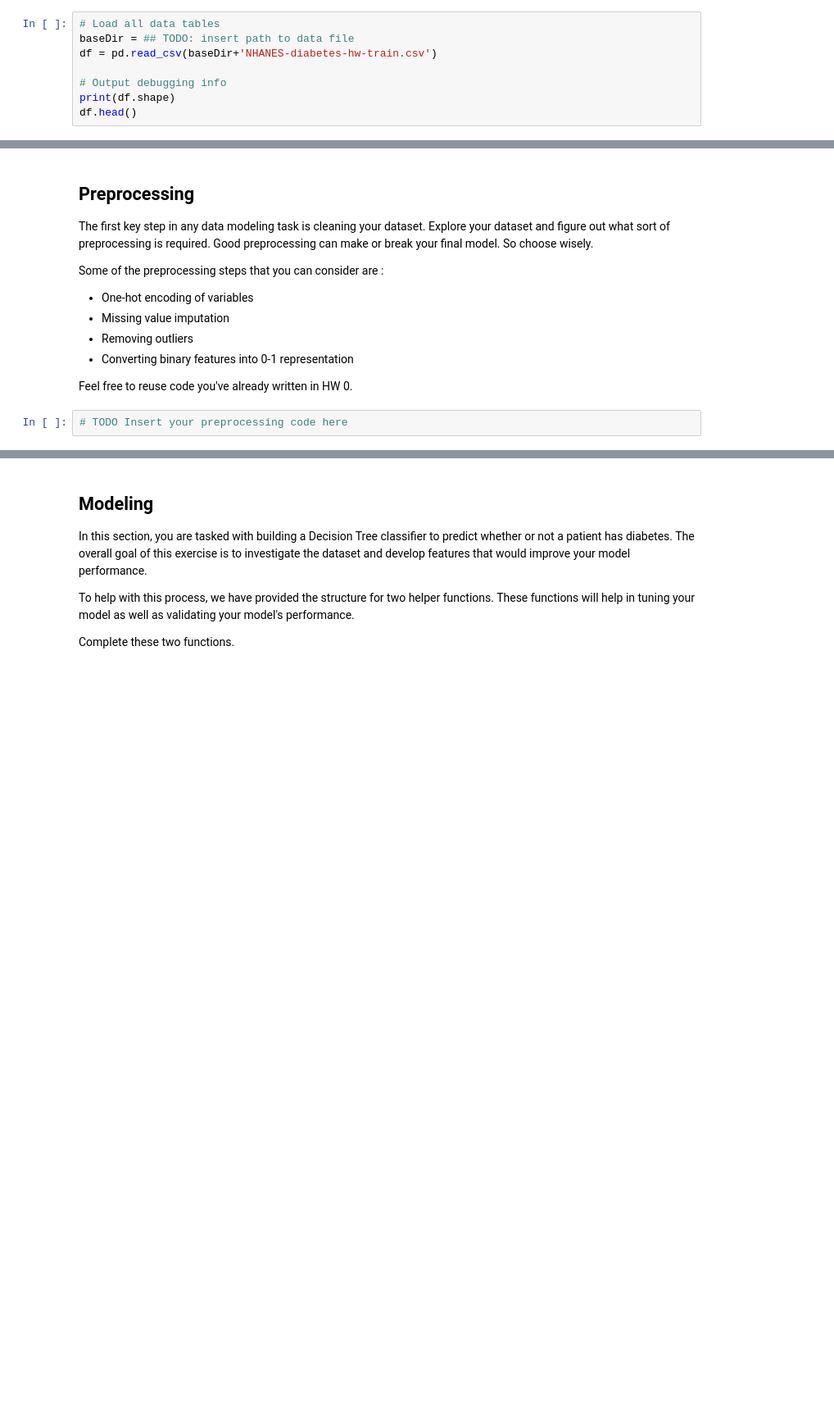
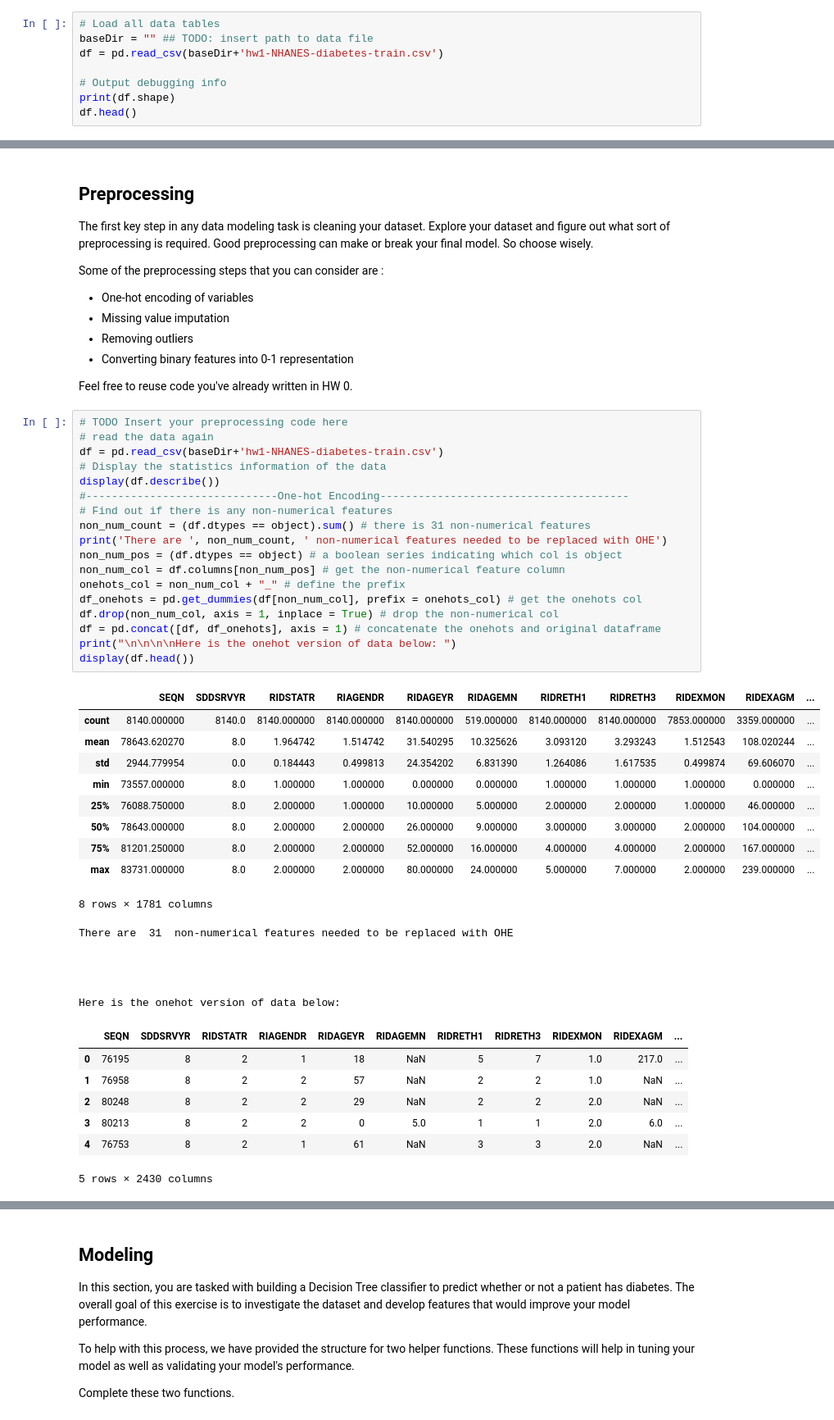
Before and after one commit to YongxinJackGuo/CIS519-Machine-Learning, a Jupyter notebook: HW1/cis519_hw1_solution.ipynb, the cells around one changed output, grey strips where cells are left out. Shown: that part at 82% size. Saved outputs shown, nothing was run; the diff lists cells and outputs as text; blank space fills up the shorter version.

```diff
--- a/HW1/cis519_hw1_solution.ipynb
+++ b/HW1/cis519_hw1_solution.ipynb
@@ -13,8 +13,8 @@ import pandas as pd
 random.seed(42)  # don't change this line
 # %%
 # Load all data tables
-baseDir = ## TODO: insert path to data file
-df = pd.read_csv(baseDir+'NHANES-diabetes-hw-train.csv')
+baseDir = "" ## TODO: insert path to data file
+df = pd.read_csv(baseDir+'hw1-NHANES-diabetes-train.csv')
 
 # Output debugging info
 print(df.shape)
@@ -43,5 +92,45 @@ Some of the preprocessing steps that you can consider are :
 
 
 Feel free to reuse code you've already written in HW 0.
-# %%
-# TODO Insert your preprocessing code here
+# %%
+# TODO Insert your preprocessing code here
+# read the data again
+df = pd.read_csv(baseDir+'hw1-NHANES-diabetes-train.csv')
+# Display the statistics information of the data
+display(df.describe())
+#------------------------------One-hot Encoding---------------------------------------
+# Find out if there is any non-numerical features
+non_num_count = (df.dtypes == object).sum() # there is 31 non-numerical features
+print('There are ', non_num_count, ' non-numerical features needed to be replaced with OHE')
+non_num_pos = (df.dtypes == object) # a boolean series indicating which col is object
+non_num_col = df.columns[non_num_pos] # get the non-numerical feature column
+onehots_col = non_num_col + "_" # define the prefix
+df_onehots = pd.get_dummies(df[non_num_col], prefix = onehots_col) # get the onehots col
+df.drop(non_num_col, axis = 1, inplace = True) # drop the non-numerical col
+df = pd.concat([df, df_onehots], axis = 1) # concatenate the onehots and original dataframe
+print("\n\n\n\nHere is the onehot version of data below: ")
+display(df.head())
+# %% [output]
+|  | SEQN | SDDSRVYR | RIDSTATR | RIAGENDR | RIDAGEYR | RIDAGEMN | RIDRETH1 | RIDRETH3 | RIDEXMON | RIDEXAGM | ... |
+| count | 8140.000000 | 8140.0 | 8140.000000 | 8140.000000 | 8140.000000 | 519.000000 | 8140.000000 | 8140.000000 | 7853.000000 | 3359.000000 | ... |
+| mean | 78643.620270 | 8.0 | 1.964742 | 1.514742 | 31.540295 | 10.325626 | 3.093120 | 3.293243 | 1.512543 | 108.020244 | ... |
+| std | 2944.779954 | 0.0 | 0.184443 | 0.499813 | 24.354202 | 6.831390 | 1.264086 | 1.617535 | 0.499874 | 69.606070 | ... |
+| min | 73557.000000 | 8.0 | 1.000000 | 1.000000 | 0.000000 | 0.000000 | 1.000000 | 1.000000 | 1.000000 | 0.000000 | ... |
+| 25% | 76088.750000 | 8.0 | 2.000000 | 1.000000 | 10.000000 | 5.000000 | 2.000000 | 2.000000 | 1.000000 | 46.000000 | ... |
+| 50% | 78643.000000 | 8.0 | 2.000000 | 2.000000 | 26.000000 | 9.000000 | 3.000000 | 3.000000 | 2.000000 | 104.000000 | ... |
+| 75% | 81201.250000 | 8.0 | 2.000000 | 2.000000 | 52.000000 | 16.000000 | 4.000000 | 4.000000 | 2.000000 | 167.000000 | ... |
+| max | 83731.000000 | 8.0 | 2.000000 | 2.000000 | 80.000000 | 24.000000 | 5.000000 | 7.000000 | 2.000000 | 239.000000 | ... |
+8 rows × 1781 columns
+There are  31  non-numerical features needed to be replaced with OHE
+
+
+
+
+Here is the onehot version of data below:
+|  | SEQN | SDDSRVYR | RIDSTATR | RIAGENDR | RIDAGEYR | RIDAGEMN | RIDRETH1 | RIDRETH3 | RIDEXMON | RIDEXAGM | ... |
+| 0 | 76195 | 8 | 2 | 1 | 18 | NaN | 5 | 7 | 1.0 | 217.0 | ... |
+| 1 | 76958 | 8 | 2 | 2 | 57 | NaN | 2 | 2 | 1.0 | NaN | ... |
+| 2 | 80248 | 8 | 2 | 2 | 29 | NaN | 2 | 2 | 2.0 | NaN | ... |
+| 3 | 80213 | 8 | 2 | 2 | 0 | 5.0 | 1 | 1 | 2.0 | 6.0 | ... |
+| 4 | 76753 | 8 | 2 | 1 | 61 | NaN | 3 | 3 | 2.0 | NaN | ... |
+5 rows × 2430 columns
```
Also changed, not shown: parts of 11 cells of this notebook, 2 other files.
